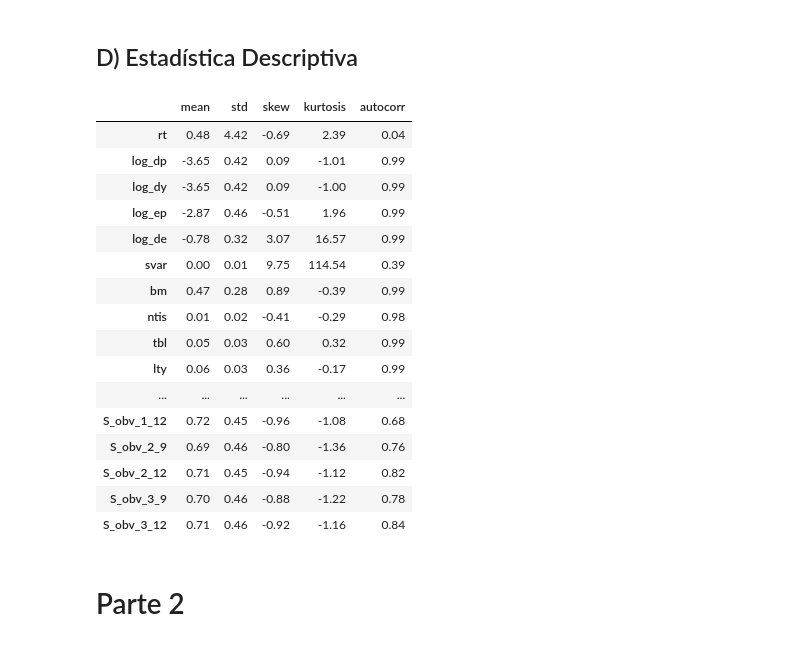
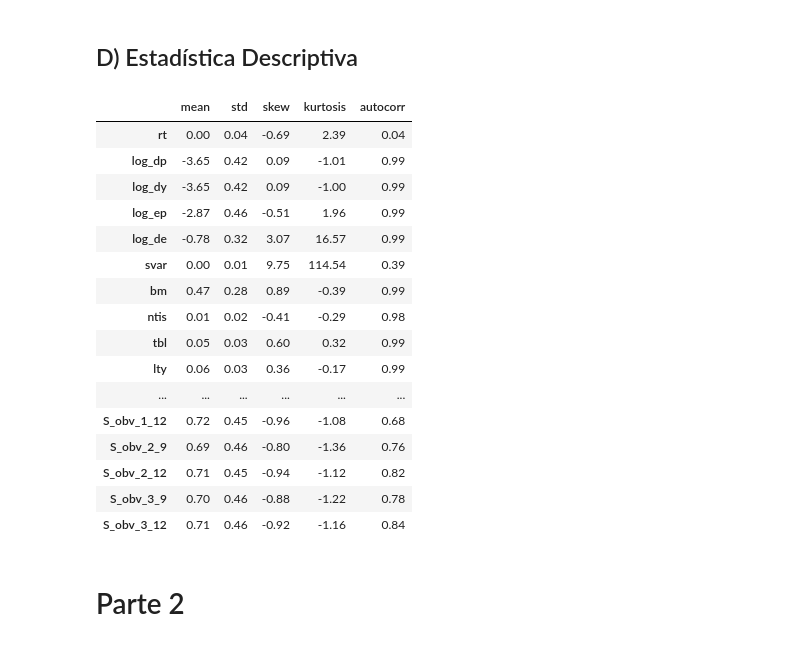
Before and after one commit to ElChololo/Inversiones_Tarea2, a Jupyter notebook: Python/Jupyter Tarea II.ipynb, the cells around one changed output. Drawn from its saved outputs; the diff is of its cells as text; code cells hidden in the pictures.

```diff
--- a/Python/Jupyter Tarea II.ipynb
+++ b/Python/Jupyter Tarea II.ipynb
@@ -31,7 +27,7 @@ aux_rfree=df["rfree"][:-1].reset_index().drop('index',axis=1)
 
 aux_rt = np.log(1+aux_crsp["crsp_spvw"]) - np.log(1+aux_rfree["rfree"])
 df["rt"] = pd.concat([pd.Series(np.nan),pd.Series(aux_rt)]).reset_index().drop('index',axis=1)
-df["rt"]=df["rt"]*100
+df["rt"]=df["rt"]
 # %% [markdown]
 ## b)
 Basándose en Welch y Goyal (2008) construya y/o seleccione los siguientes predictores:
@@ -45,7 +41,9 @@ df["log_dp"] =log_dp
 # ii)
 rez_sp500 = df["sp500"][:-1].reset_index().drop('index',axis=1)
 d12_aux = df["d12"][1:].reset_index().drop('index',axis=1)
-df["log_dy"] = np.log(d12_aux["d12"])-np.log(rez_sp500["sp500"])
+log_dy = np.log(d12_aux["d12"])-np.log(rez_sp500["sp500"])
+
+df["log_dy"]=pd.concat([pd.Series(np.nan),log_dy]).reset_index().drop('index',axis=1)
 # iii)
 log_ep = np.log(df["e12"])-np.log(df["sp500"])
 log_ep[1:]=log_ep[:-1]
@@ -76,3 +74,5 @@ infl_lag=pd.DataFrame.copy(df["infl"])
 infl_lag[1:]=infl_lag[:-1]
 infl_lag[0]=np.nan
 df["infl_lag"]=infl_lag*100
+
+df.loc[1809:,['yyyymm',"log_dp","log_dy","log_ep","log_de",'svar',"bm","ntis","tbl","lty","ltr","tms","dfy","dfr","infl_lag"]]
@@ -247,13 +252,14 @@ ma_obv["S_obv_3_12"]=np.array(ma_obv["MA_obv_3"]>=ma_obv["MA_obv_12"]).astype("i
 for i in ["S_obv_1_9","S_obv_1_12","S_obv_2_9","S_obv_2_12","S_obv_3_9","S_obv_3_12"]:
     df[i]=ma_obv[i]
 # %%
-# Media Histórica
 hst_avg=np.zeros(shape=(obs,1));
 for i in range(obs):
     if i==0:
         hst_avg[i]=np.nan
     else:
         hst_avg[i]=df.loc[1:i,"rt"].mean()
+hst_avg[1:]=hst_avg[:-1]
+hst_avg[0]=np.nan
 df["hst_avg"]=hst_avg
-df["hst_avg"]
+df[["rt","hst_avg"]]
 # %% [output]
@@ -273,18 +280,20 @@ Name: hst_avg, Length: 1812, dtype: float64
 ## D) Estadística Descriptiva
 # %%
 #Selección de datos relevantes
-df=df.loc[df['yyyymm']>=196812,:]
+#tarea 196812 ,comparación 192611
+datos_relevantes=196812
+df=df.loc[df['yyyymm']>=datos_relevantes,:]
 # Ajustar los predictores en t con sus rezagos para realizar posteriormente las estimaciones
 pred_ajustar=["svar","bm","ntis","tbl","lty","ltr"]
 for i in pred_ajustar:
     aux_prd=pd.DataFrame.copy(df[i])
     aux_prd[1:]=df[i][:-1]
     aux_prd[0]=np.nan
     df[i]=aux_prd
 df[["rt","log_dp","log_dy","log_ep","log_de",'svar',"bm","ntis","tbl","lty","ltr","tms","dfy","dfr","infl_lag","S_1_9","S_1_12","S_2_9","S_2_12","S_3_9","S_3_12","mom_9","mom_12","S_obv_1_9","S_obv_1_12","S_obv_2_9","S_obv_2_12","S_obv_3_9","S_obv_3_12"]].apply(['mean','std','skew','kurtosis','autocorr']).T.round(2)
 # %% [output]
 |  | mean | std | skew | kurtosis | autocorr |
-| rt | 0.48 | 4.42 | -0.69 | 2.39 | 0.04 |
+| rt | 0.00 | 0.04 | -0.69 | 2.39 | 0.04 |
 | log_dp | -3.65 | 0.42 | 0.09 | -1.01 | 0.99 |
 | log_dy | -3.65 | 0.42 | 0.09 | -1.00 | 0.99 |
 | log_ep | -2.87 | 0.46 | -0.51 | 1.96 | 0.99 |
```
Also changed, not shown: parts of 17 cells of this notebook, 1 other file.
